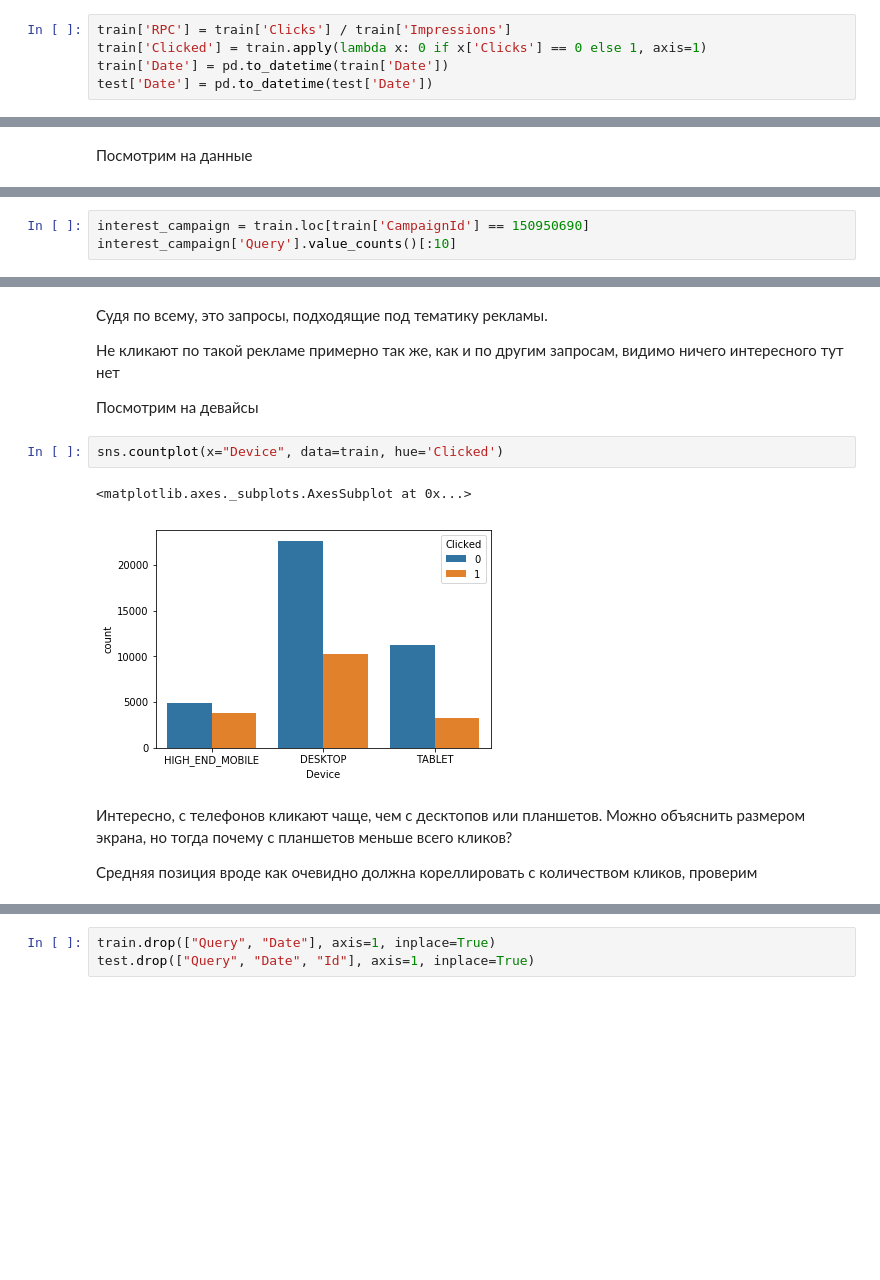
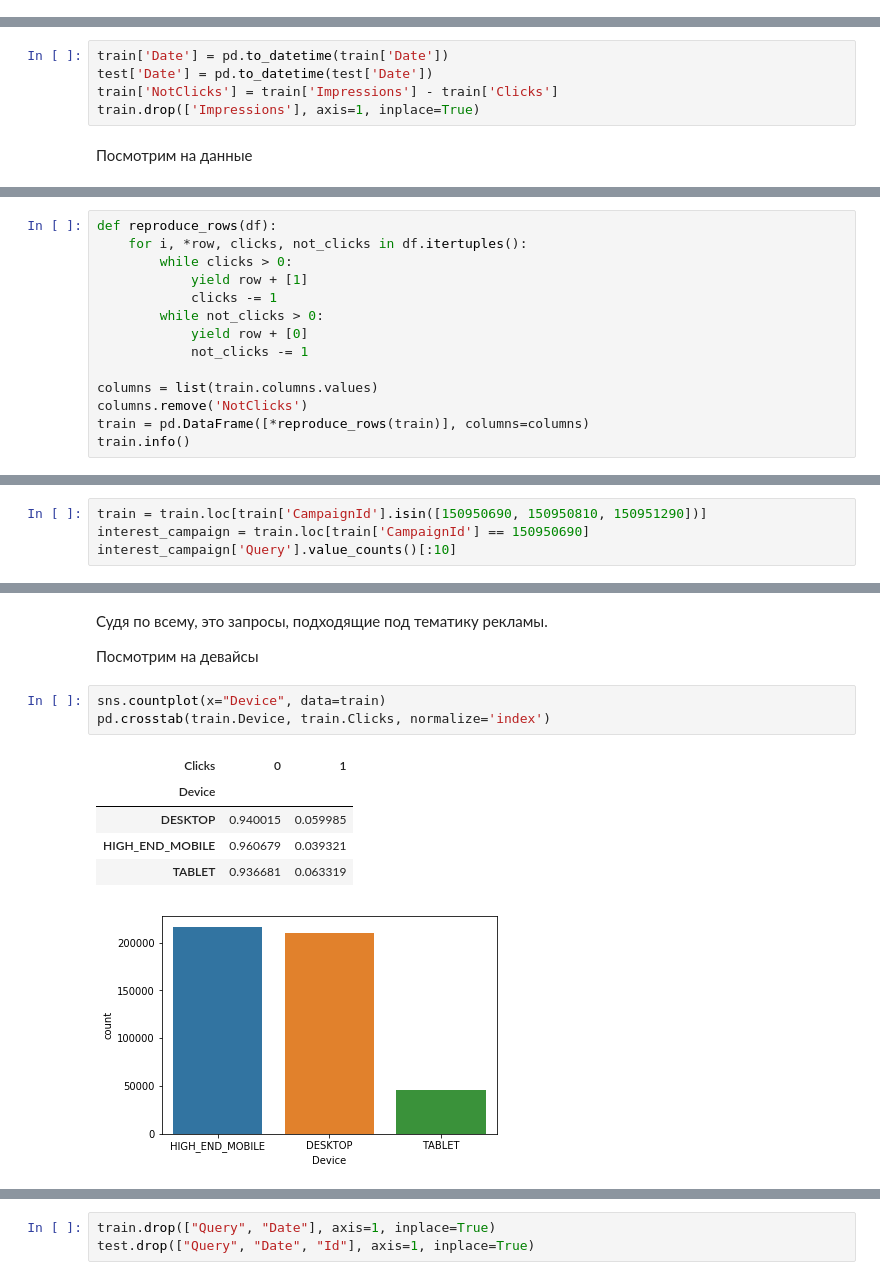
Before and after one commit to ivashnyov/CTR-prediction, a Jupyter notebook: CTR.ipynb, the cells around one changed output, grey strips where cells are left out. Drawn from its saved outputs; the diff is of its cells as text; blank space fills up the shorter version.

```diff
--- a/CTR.ipynb
+++ b/CTR.ipynb
@@ -35,5 +32,0 @@ test = pd.read_csv('test_upd.csv')
-# %%
-train['RPC'] = train['Clicks'] / train['Impressions']
-train['Clicked'] = train.apply(lambda x: 0 if x['Clicks'] == 0 else 1, axis=1)
-train['Date'] = pd.to_datetime(train['Date'])
-test['Date'] = pd.to_datetime(test['Date'])
@@ -40,3 +35,8 @@ test['Date'] = pd.to_datetime(test['Date'])
+# %%
+train['Date'] = pd.to_datetime(train['Date'])
+test['Date'] = pd.to_datetime(test['Date'])
+train['NotClicks'] = train['Impressions'] - train['Clicks']
+train.drop(['Impressions'], axis=1, inplace=True)
 # %% [markdown]
 Посмотрим на данные
 # %%
@@ -98,0 +53,14 @@ memory usage: 6.0+ MB
+# %%
+def reproduce_rows(df):
+    for i, *row, clicks, not_clicks in df.itertuples():
+        while clicks > 0:
+            yield row + [1]
+            clicks -= 1
+        while not_clicks > 0:
+            yield row + [0]
+            not_clicks -= 1
+
+columns = list(train.columns.values)
+columns.remove('NotClicks')
+train = pd.DataFrame([*reproduce_rows(train)], columns=columns)
+train.info()
@@ -110,4 +116,5 @@ plt.show()
 # %%
+train = train.loc[train['CampaignId'].isin([150950690, 150950810, 150951290])]
 interest_campaign = train.loc[train['CampaignId'] == 150950690]
 interest_campaign['Query'].value_counts()[:10]
 # %% [output]
@@ -155,15 +171,14 @@ train.loc[train['QueryMatchTypeWithVariant'] == 'EXPANDED']
 # %% [markdown]
 Судя по всему, это запросы, подходящие под тематику рекламы.
 
-Не кликают по такой рекламе примерно так же, как и по другим запросам, видимо ничего интересного тут нет
-
 Посмотрим на девайсы
 # %%
-sns.countplot(x="Device", data=train, hue='Clicked')
+sns.countplot(x="Device", data=train)
+pd.crosstab(train.Device, train.Clicks, normalize='index')
 # %% [output]
-<matplotlib.axes._subplots.AxesSubplot at 0x...>
+| Clicks | 0 | 1 |
+| Device |  |  |
+| DESKTOP | 0.940015 | 0.059985 |
+| HIGH_END_MOBILE | 0.960679 | 0.039321 |
+| TABLET | 0.936681 | 0.063319 |
-[figure, old version]
+[figure, new version]
-# %% [markdown]
-Интересно, с телефонов кликают чаще, чем с десктопов или планшетов. Можно объяснить размером экрана, но тогда почему с планшетов меньше всего кликов?
-
-Средняя позиция вроде как очевидно должна кореллировать с количеством кликов, проверим
```
Also changed, not shown: parts of 47 cells of this notebook, 1 other file.
